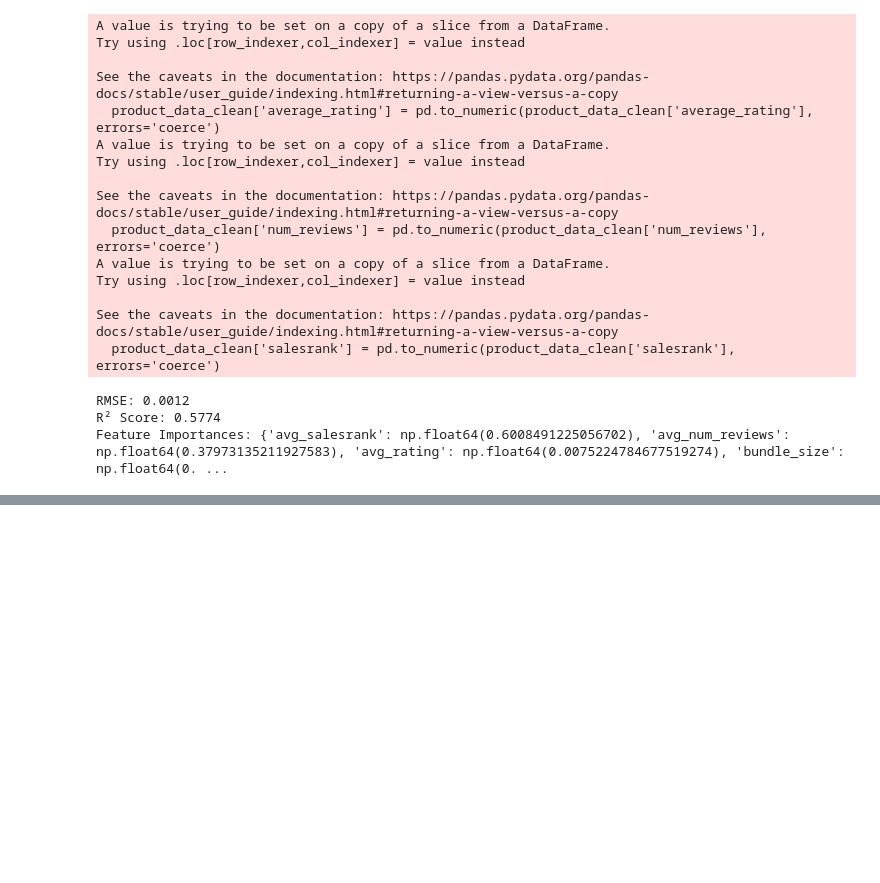
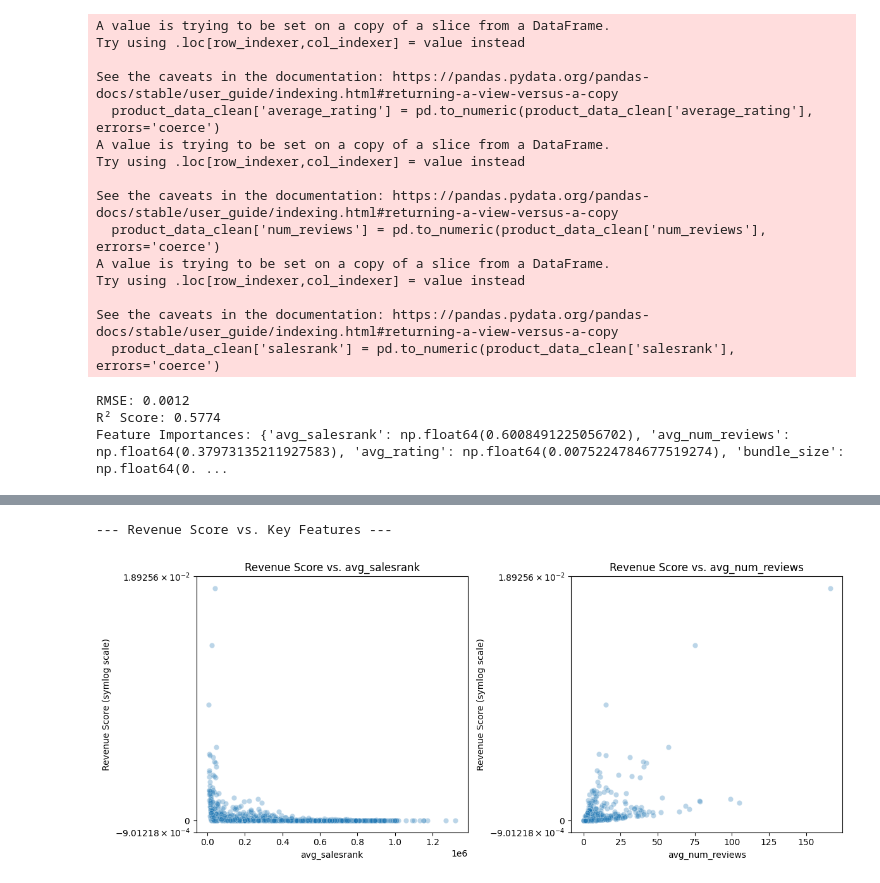
Before and after one commit to kartik-01/smart-inventory-recommender, a Jupyter notebook: notebooks/bundle_mining_and_prediction.ipynb, the cells around one changed output, grey strips where cells are left out. Saved outputs shown, nothing was run; the diff lists cells and outputs as text; code cells hidden in the pictures; blank space fills up the shorter version.

```diff
--- a/notebooks/bundle_mining_and_prediction.ipynb
+++ b/notebooks/bundle_mining_and_prediction.ipynb
@@ -221,0 +406,52 @@ Products:
+# %%
+import matplotlib.pyplot as plt
+import seaborn as sns
+
+print("\n--- Revenue Score vs. Key Features ---")
+
+# Identify top 2 most important features (adjust if needed)
+# Ensure importance_df exists from previous cells
+if 'importance_df' in locals():
+    top_features = importance_df['Feature'].head(2).tolist()
+else:
+    # Fallback if importance_df wasn't created or isn't available
+    print("Warning: importance_df not found. Using default features for plotting.")
+    top_features = ['avg_salesrank', 'avg_num_reviews'] # Default guess
+
+
+plt.figure(figsize=(12, 5))
+for i, feature in enumerate(top_features):
+    if feature in df_bundles.columns:
+        plt.subplot(1, len(top_features), i + 1)
+        sns.scatterplot(data=df_bundles, x=feature, y='revenue_score', alpha=0.3)
+        plt.title(f'Revenue Score vs. {feature}')
+
+        # # Apply log scale cautiously - check if it improves visualization
+        # if feature == 'avg_salesrank' or feature == 'avg_num_reviews':
+        #      try:
+        #          # Use symlog to handle potential zeros if necessary, though salesrank shouldn't be zero
+        #          plt.xscale('symlog')
+        #          plt.xlabel(f'{feature} (symlog scale)')
+        #      except Exception as e:
+        #          print(f"Could not apply log scale to {feature}: {e}")
+        #          plt.xlabel(feature) # Fallback to linear scale
+
+        # Check if log scale makes sense for revenue score (can be zero or negative if calculation changes)
+        # Let's keep revenue score linear for now unless inspection shows strong need for log
+        try:
+            plt.yscale('symlog')
+            plt.ylabel('Revenue Score (symlog scale)')
+        except Exception as e:
+             print(f"Could not apply log scale to revenue_score: {e}")
+             plt.ylabel('Revenue Score') # Fallback
+
+    else:
+         print(f"Warning: Feature '{feature}' not found in df_bundles.")
+
+
+plt.tight_layout()
+plt.savefig(BASE + 'revenue_score_vs_features.png')
+plt.show()
+# %% [output]
+--- Revenue Score vs. Key Features ---
+[figure, added]
```
Also changed, not shown: parts of 3 cells of this notebook, 4 other files.
